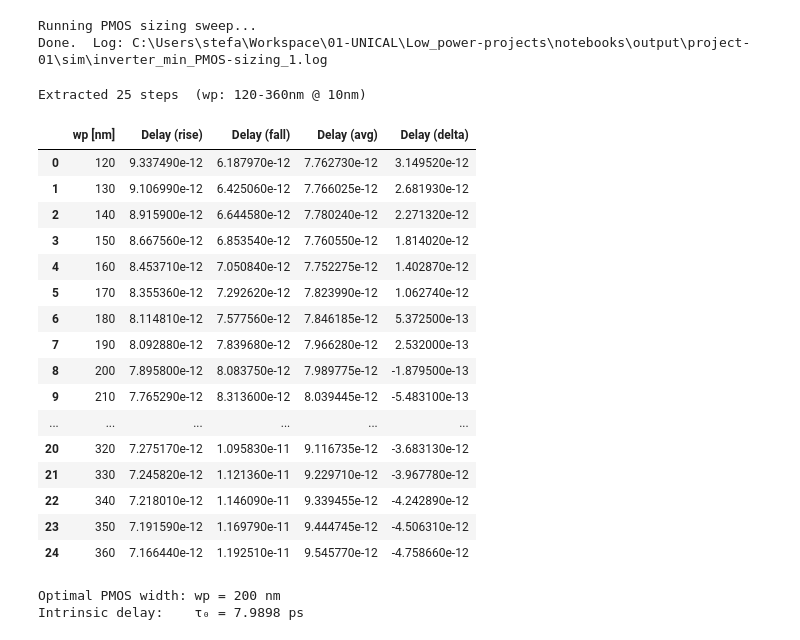
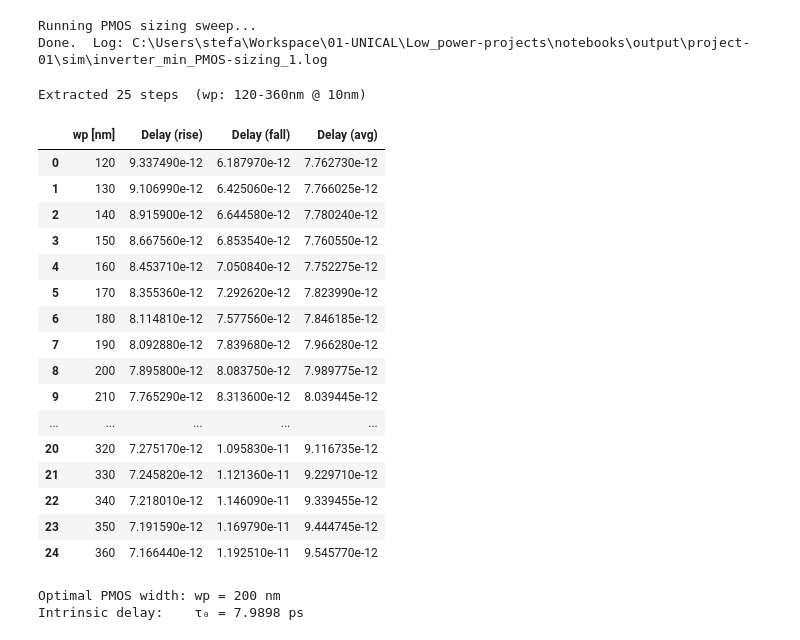
Before and after one commit to XBlayz/Low_power-projects, a Jupyter notebook: notebooks/project-01.ipynb, the cells around one changed output. Cells and saved outputs as stored; diff of their text form; code cells hidden in the pictures.

Commit message:
fix(project-01): Step 01 reviewed
Removed unnecessary `Delay (delta)` value from data table.

The step is correct.

```diff
--- a/notebooks/project-01.ipynb
+++ b/notebooks/project-01.ipynb
@@ -66,46 +66,45 @@ Done.  Log: C:\Users\stefa\Workspace\01-UNICAL\Low_power-projects\notebooks\outp
 # %%
 # --- STEP 01.2: EXTRACT RISE/FALL PROPAGATION DELAYS ---
 # The netlist sweeps wp with .step param wp 120-360nm in steps of 10nm (25 steps).
 
 data_sizing = LTSpiceLogReader(log_sizing.as_posix()) # pyright: ignore[reportOptionalMemberAccess]
 
 tp_rise = np.array(data_sizing["delay_rise"])  # t_pLH [s]
 tp_fall = np.array(data_sizing["delay_fall"])  # t_pHL [s]
 n_steps = len(tp_rise)
 
 WP_START_NM, WP_STEP_NM = 120, 10
 wp_sweep_nm = WP_START_NM + np.arange(n_steps) * WP_STEP_NM
 
 df_sizing = pd.DataFrame({
-    "wp [nm]":        wp_sweep_nm,
-    "Delay (rise)":   tp_rise,
-    "Delay (fall)":   tp_fall,
-    "Delay (avg)":    (tp_rise + tp_fall) / 2,
-    "Delay (delta)":  (tp_rise - tp_fall),
+    "wp [nm]":              wp_sweep_nm,
+    "Delay (rise)":         tp_rise,
+    "Delay (fall)":         tp_fall,
+    "Delay (avg)":          (tp_rise + tp_fall) / 2,
 })
 
 print(f"Extracted {n_steps} steps  "
       f"(wp: {wp_sweep_nm[0]:.0f}-{wp_sweep_nm[-1]:.0f}nm @ 10nm)")
 df_sizing.head(n_steps)
 # %% [output]
 Extracted 25 steps  (wp: 120-360nm @ 10nm)
-|  | wp [nm] | Delay (rise) | Delay (fall) | Delay (avg) | Delay (delta) |
-| 0 | 120 | 9.337490e-12 | 6.187970e-12 | 7.762730e-12 | 3.149520e-12 |
-| 1 | 130 | 9.106990e-12 | 6.425060e-12 | 7.766025e-12 | 2.681930e-12 |
-| 2 | 140 | 8.915900e-12 | 6.644580e-12 | 7.780240e-12 | 2.271320e-12 |
-| 3 | 150 | 8.667560e-12 | 6.853540e-12 | 7.760550e-12 | 1.814020e-12 |
-| 4 | 160 | 8.453710e-12 | 7.050840e-12 | 7.752275e-12 | 1.402870e-12 |
-| 5 | 170 | 8.355360e-12 | 7.292620e-12 | 7.823990e-12 | 1.062740e-12 |
-| 6 | 180 | 8.114810e-12 | 7.577560e-12 | 7.846185e-12 | 5.372500e-13 |
-| 7 | 190 | 8.092880e-12 | 7.839680e-12 | 7.966280e-12 | 2.532000e-13 |
-| 8 | 200 | 7.895800e-12 | 8.083750e-12 | 7.989775e-12 | -1.879500e-13 |
-| 9 | 210 | 7.765290e-12 | 8.313600e-12 | 8.039445e-12 | -5.483100e-13 |
-| ... | ... | ... | ... | ... | ... |
-| 20 | 320 | 7.275170e-12 | 1.095830e-11 | 9.116735e-12 | -3.683130e-12 |
-| 21 | 330 | 7.245820e-12 | 1.121360e-11 | 9.229710e-12 | -3.967780e-12 |
-| 22 | 340 | 7.218010e-12 | 1.146090e-11 | 9.339455e-12 | -4.242890e-12 |
-| 23 | 350 | 7.191590e-12 | 1.169790e-11 | 9.444745e-12 | -4.506310e-12 |
-| 24 | 360 | 7.166440e-12 | 1.192510e-11 | 9.545770e-12 | -4.758660e-12 |
+|  | wp [nm] | Delay (rise) | Delay (fall) | Delay (avg) |
+| 0 | 120 | 9.337490e-12 | 6.187970e-12 | 7.762730e-12 |
+| 1 | 130 | 9.106990e-12 | 6.425060e-12 | 7.766025e-12 |
+| 2 | 140 | 8.915900e-12 | 6.644580e-12 | 7.780240e-12 |
+| 3 | 150 | 8.667560e-12 | 6.853540e-12 | 7.760550e-12 |
+| 4 | 160 | 8.453710e-12 | 7.050840e-12 | 7.752275e-12 |
+| 5 | 170 | 8.355360e-12 | 7.292620e-12 | 7.823990e-12 |
+| 6 | 180 | 8.114810e-12 | 7.577560e-12 | 7.846185e-12 |
+| 7 | 190 | 8.092880e-12 | 7.839680e-12 | 7.966280e-12 |
+| 8 | 200 | 7.895800e-12 | 8.083750e-12 | 7.989775e-12 |
+| 9 | 210 | 7.765290e-12 | 8.313600e-12 | 8.039445e-12 |
+| ... | ... | ... | ... | ... |
+| 20 | 320 | 7.275170e-12 | 1.095830e-11 | 9.116735e-12 |
+| 21 | 330 | 7.245820e-12 | 1.121360e-11 | 9.229710e-12 |
+| 22 | 340 | 7.218010e-12 | 1.146090e-11 | 9.339455e-12 |
+| 23 | 350 | 7.191590e-12 | 1.169790e-11 | 9.444745e-12 |
+| 24 | 360 | 7.166440e-12 | 1.192510e-11 | 9.545770e-12 |
 # %%
 # --- STEP 01.3: FIND OPTIMAL WP AND EXTRACT τ₀ ---
 # Optimal wp: the step where |t_pLH - t_pHL| is minimised (delay crossover).
```
Also changed, not shown: parts of 6 cells of this notebook.
